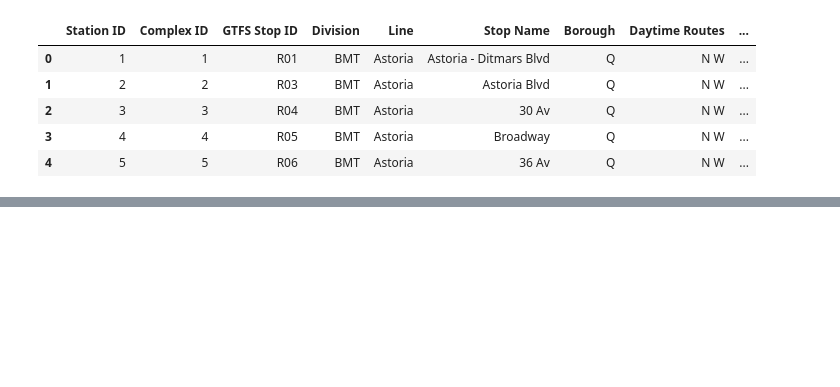
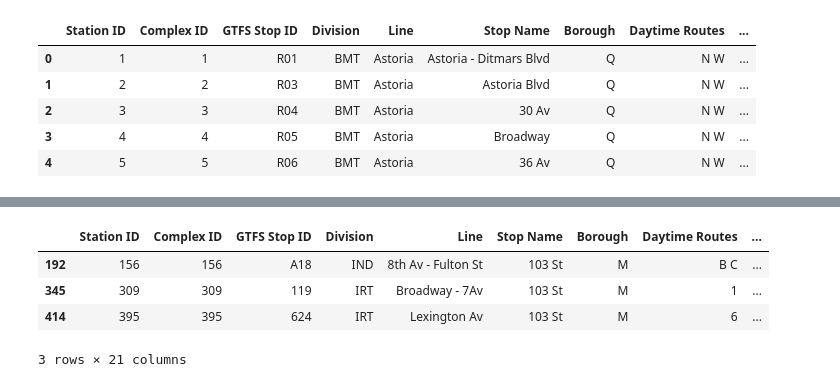
Before and after one commit to brendanlafferty/MTA-EDA, a Jupyter notebook: stations_census_data.ipynb, the cells around one changed output, grey strips where cells are left out. Saved outputs shown, nothing was run; the diff lists cells and outputs as text; code cells hidden in the pictures; blank space fills up the shorter version.

```diff
--- a/stations_census_data.ipynb
+++ b/stations_census_data.ipynb
@@ -66,0 +72,8 @@ Index(['Station ID', 'Complex ID', 'GTFS Stop ID', 'Division', 'Line',
+# %%
+stations_with_census[stations_with_census['Stop Name']=='103 St']
+# %% [output]
+|  | Station ID | Complex ID | GTFS Stop ID | Division | Line | Stop Name | Borough | Daytime Routes | ... |
+| 192 | 156 | 156 | A18 | IND | 8th Av - Fulton St | 103 St | M | B C | ... |
+| 345 | 309 | 309 | 119 | IRT | Broadway - 7Av | 103 St | M | 1 | ... |
+| 414 | 395 | 395 | 624 | IRT | Lexington Av | 103 St | M | 6 | ... |
+3 rows × 21 columns
```
Also changed, not shown: parts of 4 cells of this notebook.
